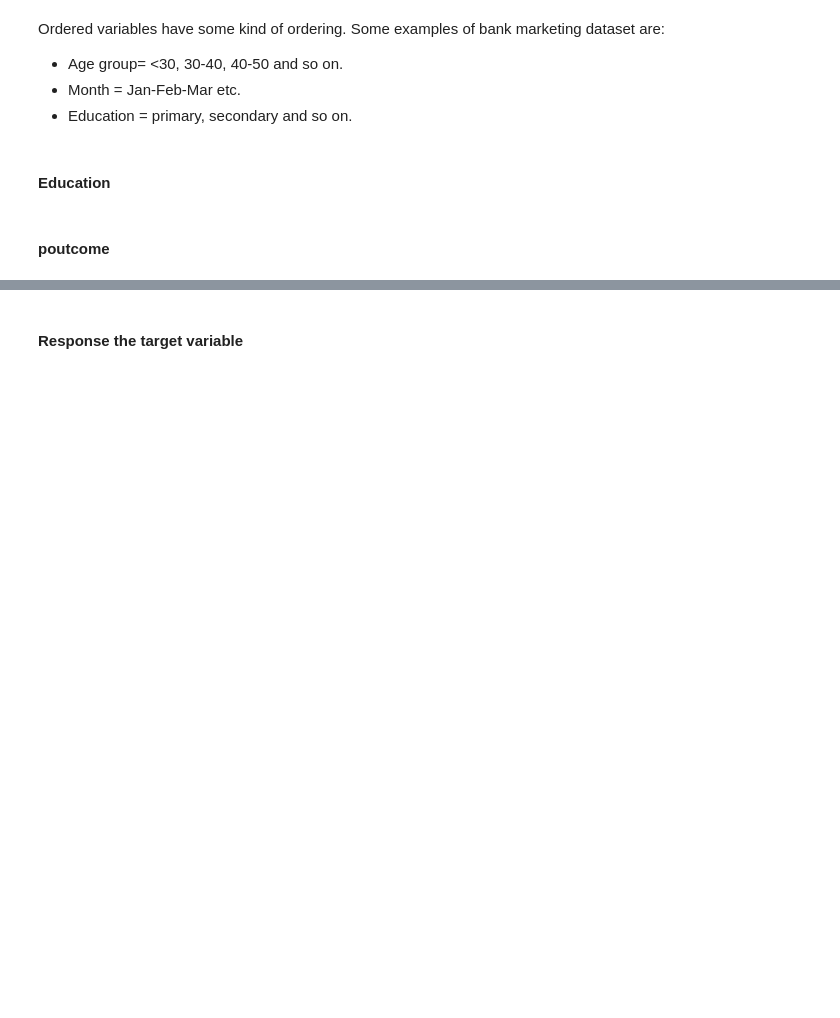
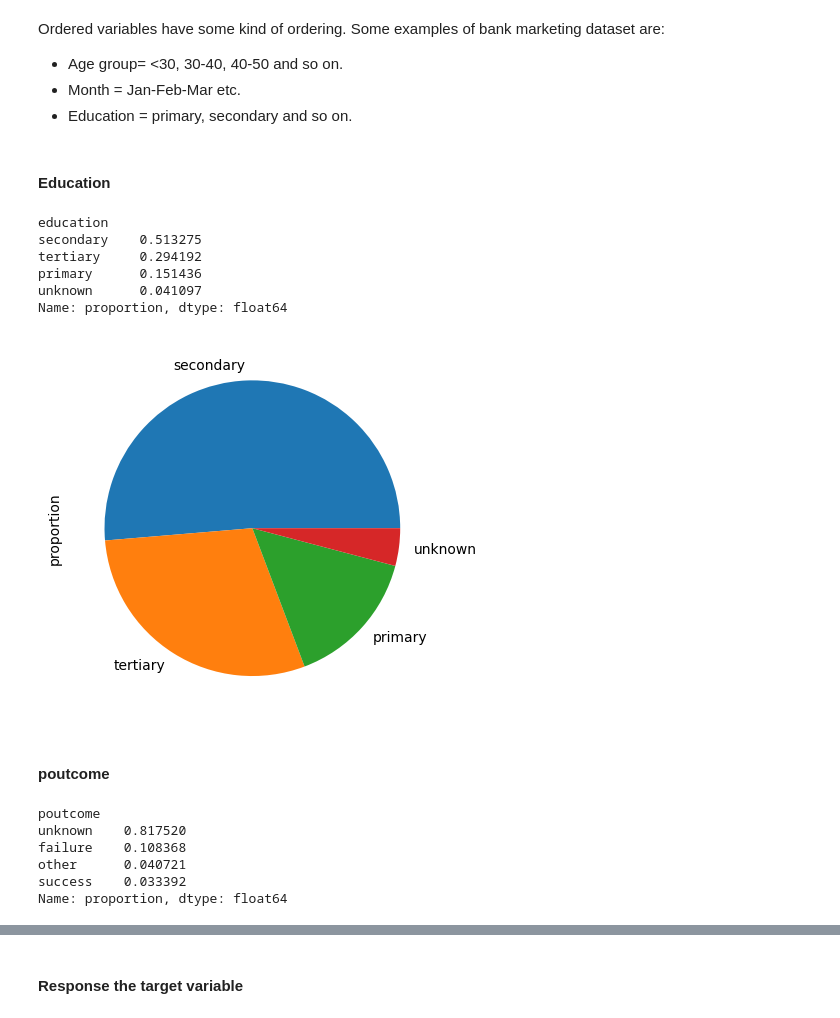
Before and after one commit to Nishanthfiona/DataScience, a Jupyter notebook: Upgrad/Course_1_Datatoolkit/Bank Marketing Case Study EDA/Bank Marketing Campaign EDA NoteBook.ipynb, the cells around one changed output, grey strips where cells are left out. Drawn from its saved outputs; the diff is of its cells as text; code cells hidden in the pictures; blank space fills up the shorter version.

```diff
--- a/Upgrad/Course_1_Datatoolkit/Bank Marketing Case Study EDA/Bank Marketing Campaign EDA NoteBook.ipynb
+++ b/Upgrad/Course_1_Datatoolkit/Bank Marketing Case Study EDA/Bank Marketing Campaign EDA NoteBook.ipynb
@@ -578,9 +666,29 @@ Ordered variables have some kind of ordering. Some examples of bank marketing da
 #### Education
 # %%
 #calculate the percentage of each education category.
+inp1.education.value_counts(normalize=True)
+# %% [output]
+education
+secondary    0.513275
+tertiary     0.294192
+primary      0.151436
+unknown      0.041097
+Name: proportion, dtype: float64
 # %%
 #plot the pie chart of education categories
+inp1.education.value_counts(normalize=True).plot.pie()
+plt.show()
+# %% [output]
+[figure, added]
 # %% [markdown]
 #### poutcome
 # %%
 #calculate the percentage of each poutcome category.
+inp1.poutcome.value_counts(normalize=True)
+# %% [output]
+poutcome
+unknown    0.817520
+failure    0.108368
+other      0.040721
+success    0.033392
+Name: proportion, dtype: float64
```
Also changed, not shown: parts of 12 cells of this notebook, 2 other files.
